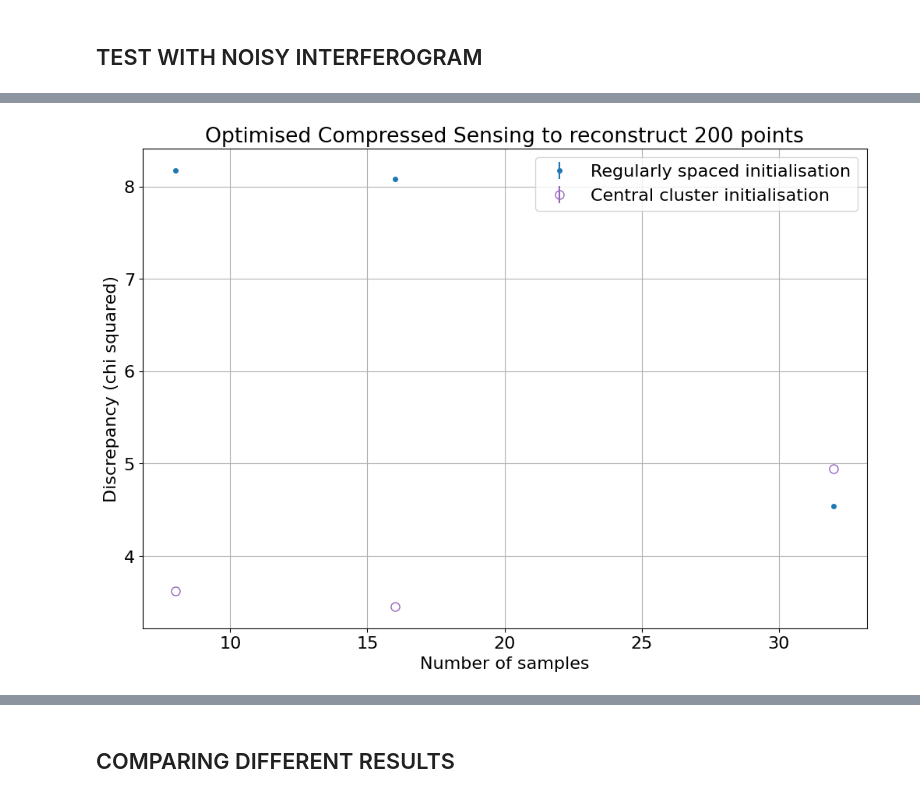
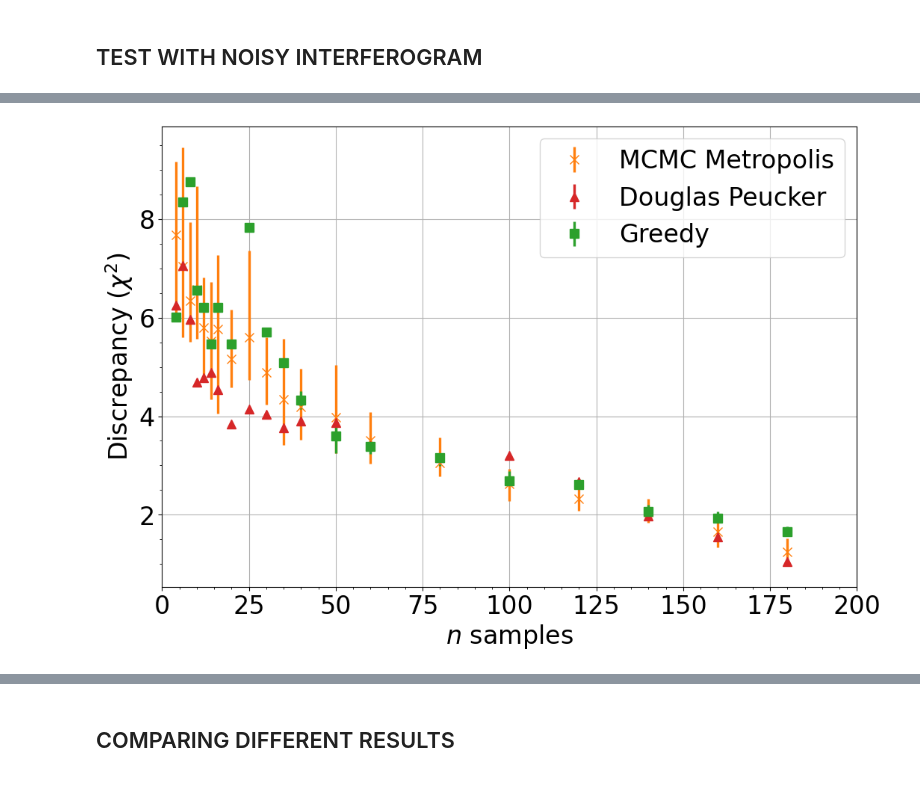
Before and after one commit to Jammi-Dodgers/THz-Compressed-Sensing, a Jupyter notebook: CS_parameter_scan.ipynb, the cells around one changed output, grey strips where cells are left out. Drawn from its saved outputs; the diff is of its cells as text; code cells hidden in the pictures.

```diff
--- a/CS_parameter_scan.ipynb
+++ b/CS_parameter_scan.ipynb
@@ -122,0 +160,9 @@ AttributeError: 'list' object has no attribute 'values'
+# %%
+fig, axs = plt.subplots(1, 1, figsize= (12, 8))
+
+for method, runtime in runtimes.items():
+    axs.plot(runtime, label= method)
+
+axs.set(yscale= "log")
+plt.legend()
+plt.show()
@@ -123,10 +171,16 @@ AttributeError: 'list' object has no attribute 'values'
 # %%
-mean_score, std_score, max_score, min_score, best_configurations = {}, {}, {}, {}, {}
+mean_score, median_score, std_score, max_score, min_score, best_configurations = {}, {}, {}, {}, {}, {}
 for method, best_score in best_scores.items():
     if len(best_score) > 0:
         reshaped_best_scores = np.reshape(best_score, (len(unique_reduced_points), repetitions))
         mean_score[method] = np.mean(reshaped_best_scores, axis= 1)
+        median_score[method] = np.median(reshaped_best_scores, axis= 1)
         std_score[method] = np.std(reshaped_best_scores, axis= 1)
         max_score[method] = np.max(reshaped_best_scores, axis= 1)
         min_score[method] = np.min(reshaped_best_scores, axis= 1)
-        best_configurations[method] = configurations[method][np.argmin(reshaped_best_scores, axis= 1)]
+
+        best_configurations[method] = [configurations[method][best_idx + n*repetitions] for n, best_idx in enumerate(np.argmin(reshaped_best_scores, axis= 1))]
+
+        reshaped_runtimes = np.reshape(runtimes[method], (-1, repetitions))
+        median_runtimes[method] = np.median(reshaped_runtimes, axis= 1)
+        mean_runtimes[method] = np.mean(reshaped_runtimes, axis= 1)
@@ -141,26 +222,29 @@ noiseless_score = np.linalg.norm((target -noiseless) /uncertainties) #This is th
 # %%
+markers= ["x", "^", "s"]
+colours = ["tab:orange", "tab:red", "tab:green"]
+
 fig, axs = plt.subplots(figsize= (12,8))
 
-
-axs.errorbar(unique_reduced_points, mean_score["SA (regular)"],
-             yerr= (np.abs(mean_score["SA (regular)"] -min_score["SA (regular)"]), np.abs(max_score["SA (regular)"] -mean_score["SA (regular)"])), # can contain negative values due to floating point errors
-             linestyle= "None", marker= ".", markersize= 8, color= "tab:blue", label= "Regularly spaced initialisation")
-
-axs.errorbar(unique_reduced_points, mean_score["SA (centered)"],
-             yerr= (np.abs(mean_score["SA (centered)"] -min_score["SA (centered)"]), np.abs(max_score["SA (centered)"] -mean_score["SA (centered)"])), # can contain negative values due to floating point errors
-             linestyle= "None", marker= "o", markersize= 8, markeredgecolor= "tab:purple", markerfacecolor= "none", ecolor= "tab:purple", label= "Central cluster initialisation")
+for method, marker, colour in zip(["MCMC Metropolis", "Douglas Peucker", "Greedy"], markers, colours):
+        axs.errorbar(unique_reduced_points, mean_score[method],
+                     yerr= (np.abs(mean_score[method] -min_score[method]), np.abs(max_score[method] -mean_score[method])), # can contain negative values due to floating point errors
+                     linestyle= "None", marker= marker, markersize= 8, color= colour, label= method)
 
 #axs.hlines([flatline_score, noiseless_score], 0, 1, colors= "silver", transform= axs.get_yaxis_transform())
 #axs.annotate("Flat line", (10,flatline_score+0.1), color= "dimgray")
 #axs.annotate("Noiseless solution", (10,noiseless_score+0.1), color= "dimgray")
 
-axs.set(xlabel= "Number of samples",
-        ylabel= "Discrepancy (chi squared)",
-        title= "Optimised Compressed Sensing to reconstruct {0:d} points".format(total_point))
+axs.set(xlabel= "$n$ samples",
+        ylabel= r"Discrepancy ($\chi^2$)",
+        #title= "Optimised Compressed Sensing to reconstruct {0:d} points".format(total_point),
+        #yscale= "log",
+        #yticks= [1, 2, 5, 10],
+        xlim= (0, 200))
 
+axs.get_yaxis().set_major_formatter(ticker.ScalarFormatter()) #allows custom ticks in logscale
 axs.grid(True)
 axs.legend()
 
 plt.show()
 # %% [output]
-[figure, old version]
+[figure, new version]
```
Also changed, not shown: parts of 15 cells of this notebook, 16 other files.
